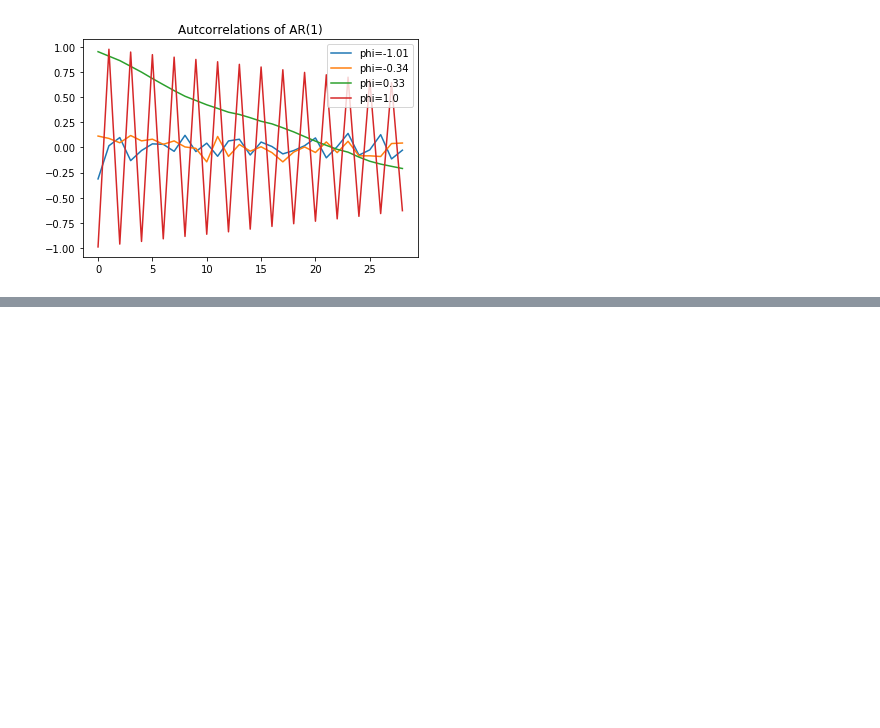
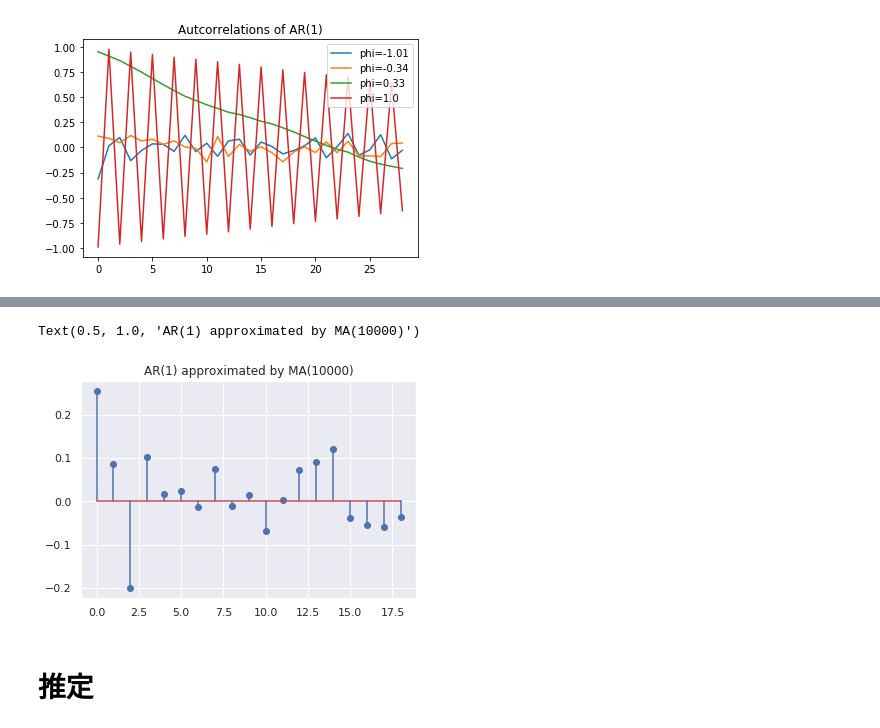
Before and after one commit to msamunetogetoge/masamune, a Jupyter notebook: autcor.ipynb, the cells around one changed output, grey strips where cells are left out. Saved outputs shown, nothing was run; the diff lists cells and outputs as text; code cells hidden in the pictures; blank space fills up the shorter version.

```diff
--- a/autcor.ipynb
+++ b/autcor.ipynb
@@ -285,0 +331,12 @@ plt.savefig("autsAR(1).png")
+# %%
+Aut_r =[]
+for i in range(20):
+    r = autcor(y[2],i)
+    Aut_r =np.append(Aut_r, r)
+plt.stem(Aut_r[1:], use_line_collection=False)
+plt.title("AR(1) approximated by MA(10000)")
+# %% [output]
+Text(0.5, 1.0, 'AR(1) approximated by MA(10000)')
+[figure, added]
+# %% [markdown]
+# 推定
```
Also changed, not shown: parts of 14 cells of this notebook.
